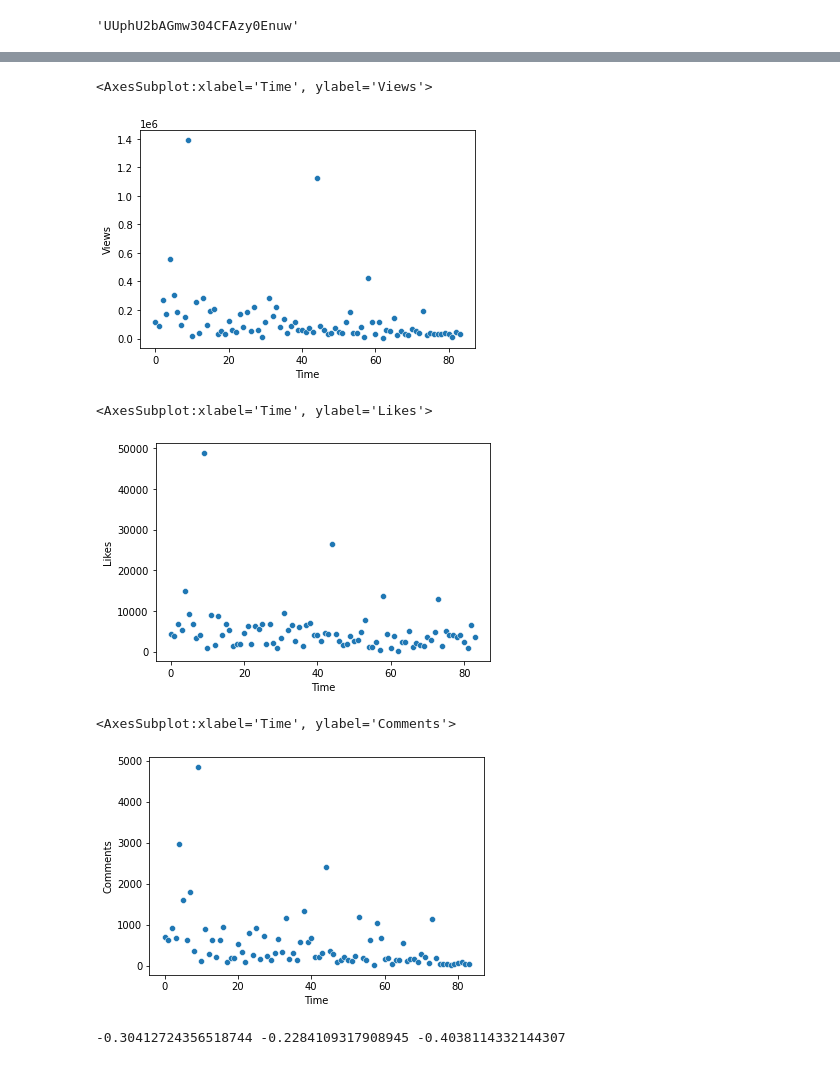
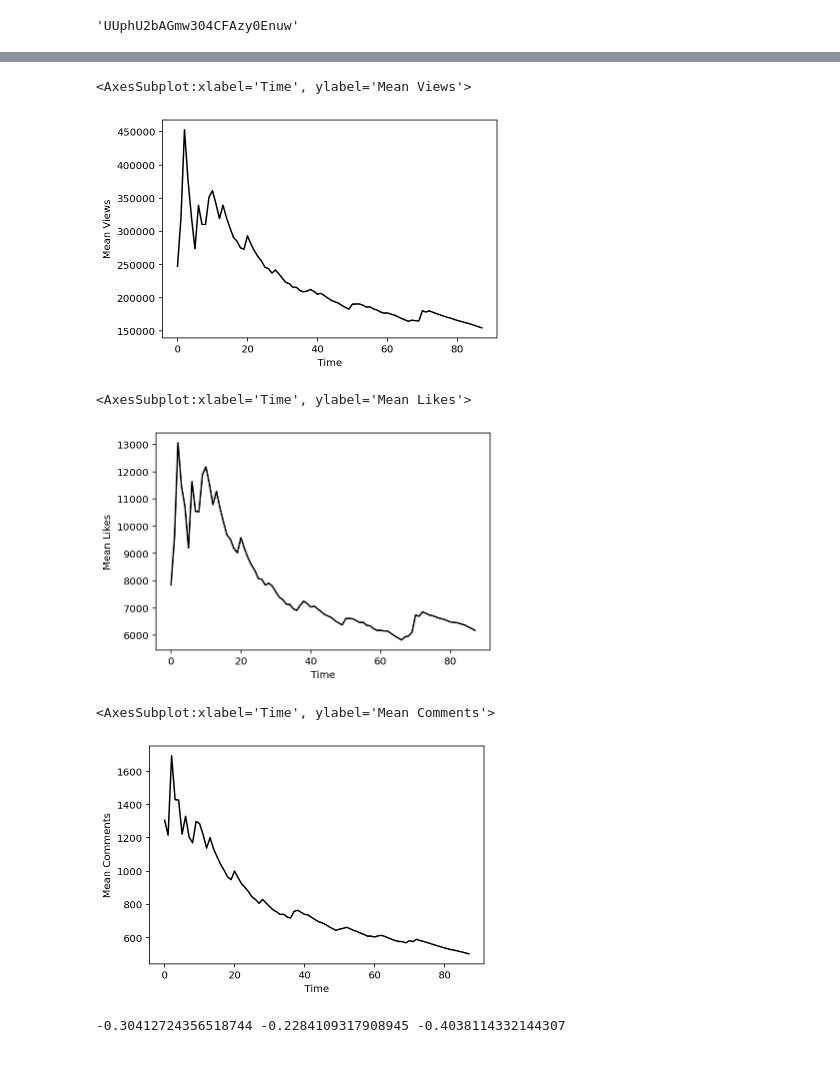
Before and after one commit to aadya940/ytdataanalysis, a Jupyter notebook: PW_Analysis.ipynb, the cells around one changed output, grey strips where cells are left out. Saved outputs shown, nothing was run; the diff lists cells and outputs as text; code cells hidden in the pictures.

```diff
--- a/PW_Analysis.ipynb
+++ b/PW_Analysis.ipynb
@@ -241,5 +242,8 @@ plt.bar(videos_permonth['Month'], videos_permonth['size'])
 # %%
 import numpy as np
 pw_df['Time'] = np.arange(len(pw_df.index))
+pw_df['Mean Views'] = [pw_df['Views'][0:i].mean() for i in range(1, len(pw_df.index)+1)]
+pw_df['Mean Likes'] = [pw_df['Likes'][0:i].mean() for i in range(1, len(pw_df.index)+1)]
+pw_df['Mean Comments'] = [pw_df['Comments'][0:i].mean() for i in range(1, len(pw_df.index)+1)]
 pw_df
 # %% [output]
@@ -259,19 +263,19 @@ pw_df
 # %%
-sns.scatterplot(x= pw_df['Time'], y = pw_df['Views'] )
+sns.lineplot(x= pw_df['Time'], y = pw_df['Mean Views'], color='black')
 # %% [output]
-<AxesSubplot:xlabel='Time', ylabel='Views'>
+<AxesSubplot:xlabel='Time', ylabel='Mean Views'>
-[figure, old version]
+[figure, new version]
 # %%
-sns.scatterplot(x = pw_df['Time'],  y = pw_df['Likes'] )
+sns.lineplot(x = pw_df['Time'],  y = pw_df['Mean Likes'], color = 'black' )
 # %% [output]
-<AxesSubplot:xlabel='Time', ylabel='Likes'>
+<AxesSubplot:xlabel='Time', ylabel='Mean Likes'>
-[figure, old version]
+[figure, new version]
 # %%
 #Obviously Views and Likes and Time are positively correlated
-sns.scatterplot(x = pw_df['Time'] , y = pw_df['Comments'])
+sns.lineplot(x = pw_df['Time'] , y = pw_df['Mean Comments'], color='black')
 # %% [output]
-<AxesSubplot:xlabel='Time', ylabel='Comments'>
+<AxesSubplot:xlabel='Time', ylabel='Mean Comments'>
-[figure, old version]
+[figure, new version]
 # %%
 #Now lets see the correlation of Views , Likes , Comments with time.
 #Through this we will get a good idea of the growth of Physics Wallah
```
Also changed, not shown: parts of 21 cells of this notebook.
